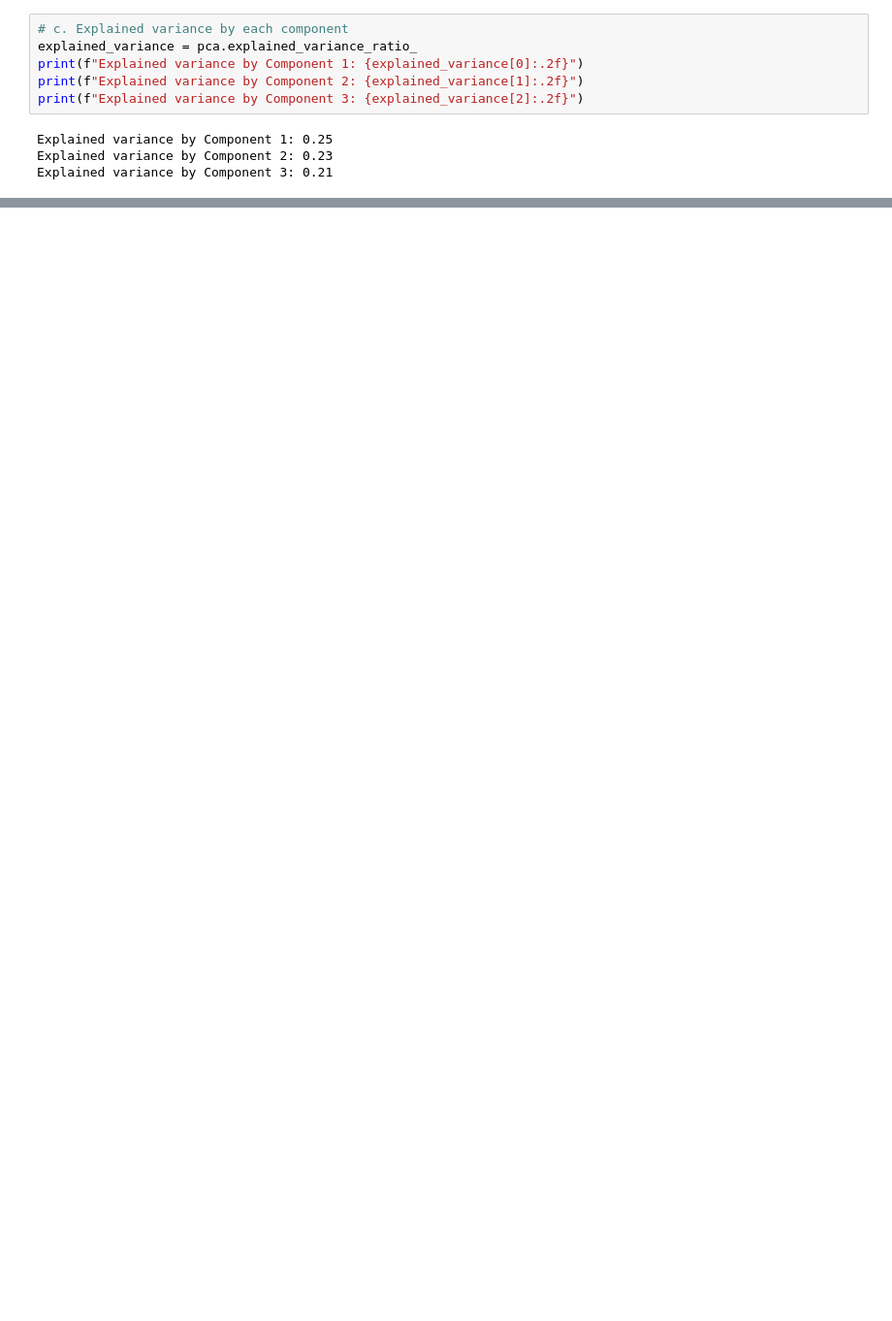
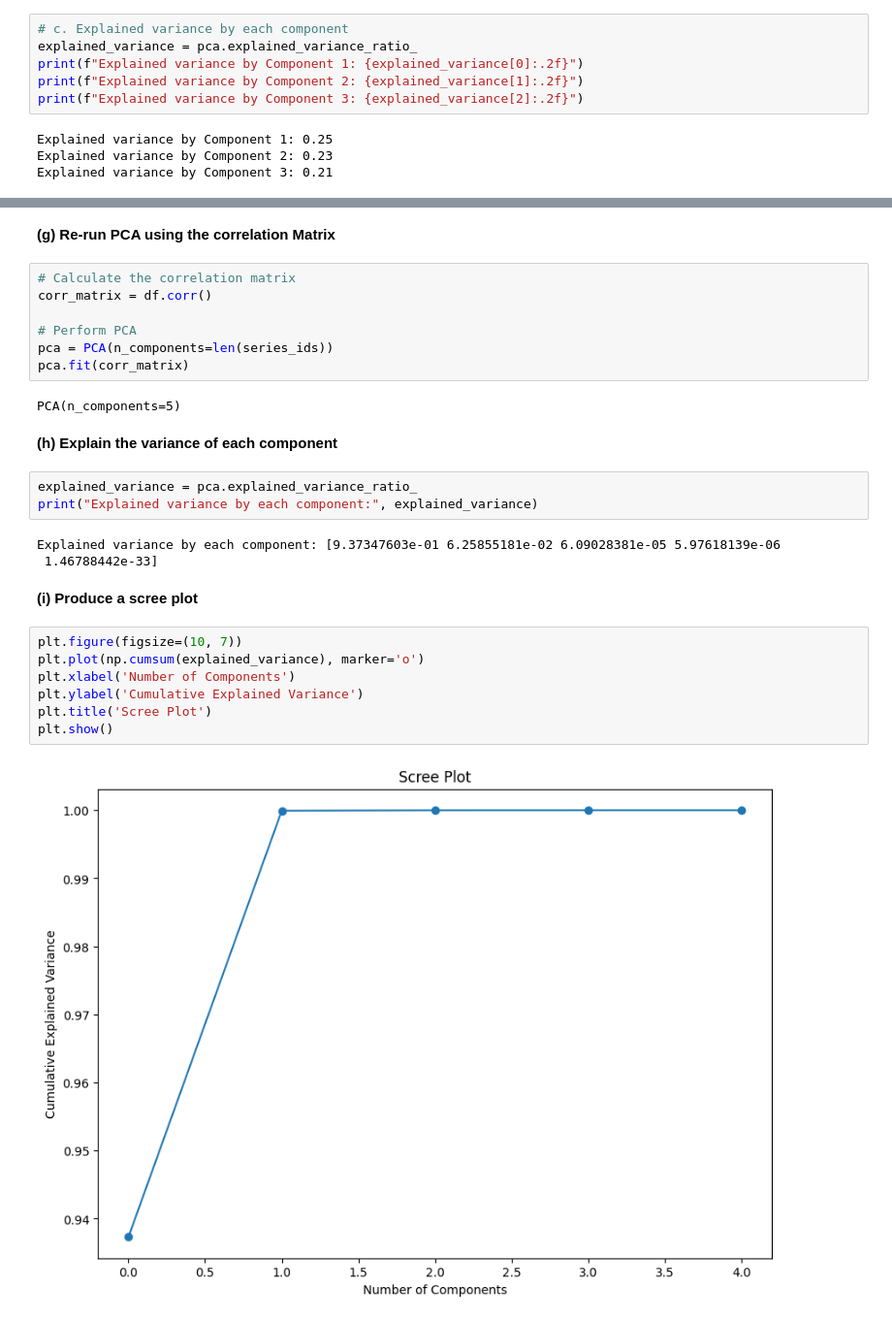
Before and after one commit to Maha0001/Projects-WQU, a Jupyter notebook: task_3.ipynb, the cells around one changed output, grey strips where cells are left out. Shown at 97% size. Cells and saved outputs as stored; diff of their text form; blank space fills up the shorter version.

```diff
--- a/task_3.ipynb
+++ b/task_3.ipynb
@@ -146,0 +164,30 @@ This script will collect the daily closing yields for the specified US governmen
+# %% [markdown]
+**(g) Re-run PCA using the correlation Matrix**
+# %%
+# Calculate the correlation matrix
+corr_matrix = df.corr()
+
+# Perform PCA
+pca = PCA(n_components=len(series_ids))
+pca.fit(corr_matrix)
+# %% [output]
+PCA(n_components=5)
+# %% [markdown]
+**(h) Explain the variance of each component**
+# %%
+explained_variance = pca.explained_variance_ratio_
+print("Explained variance by each component:", explained_variance)
+# %% [output]
+Explained variance by each component: [9.37347603e-01 6.25855181e-02 6.09028381e-05 5.97618139e-06
+ 1.46788442e-33]
+# %% [markdown]
+**(i) Produce a scree plot**
+# %%
+plt.figure(figsize=(10, 7))
+plt.plot(np.cumsum(explained_variance), marker='o')
+plt.xlabel('Number of Components')
+plt.ylabel('Cumulative Explained Variance')
+plt.title('Scree Plot')
+plt.show()
+# %% [output]
+[figure, added]
```
Also changed, not shown: parts of 19 cells of this notebook.
